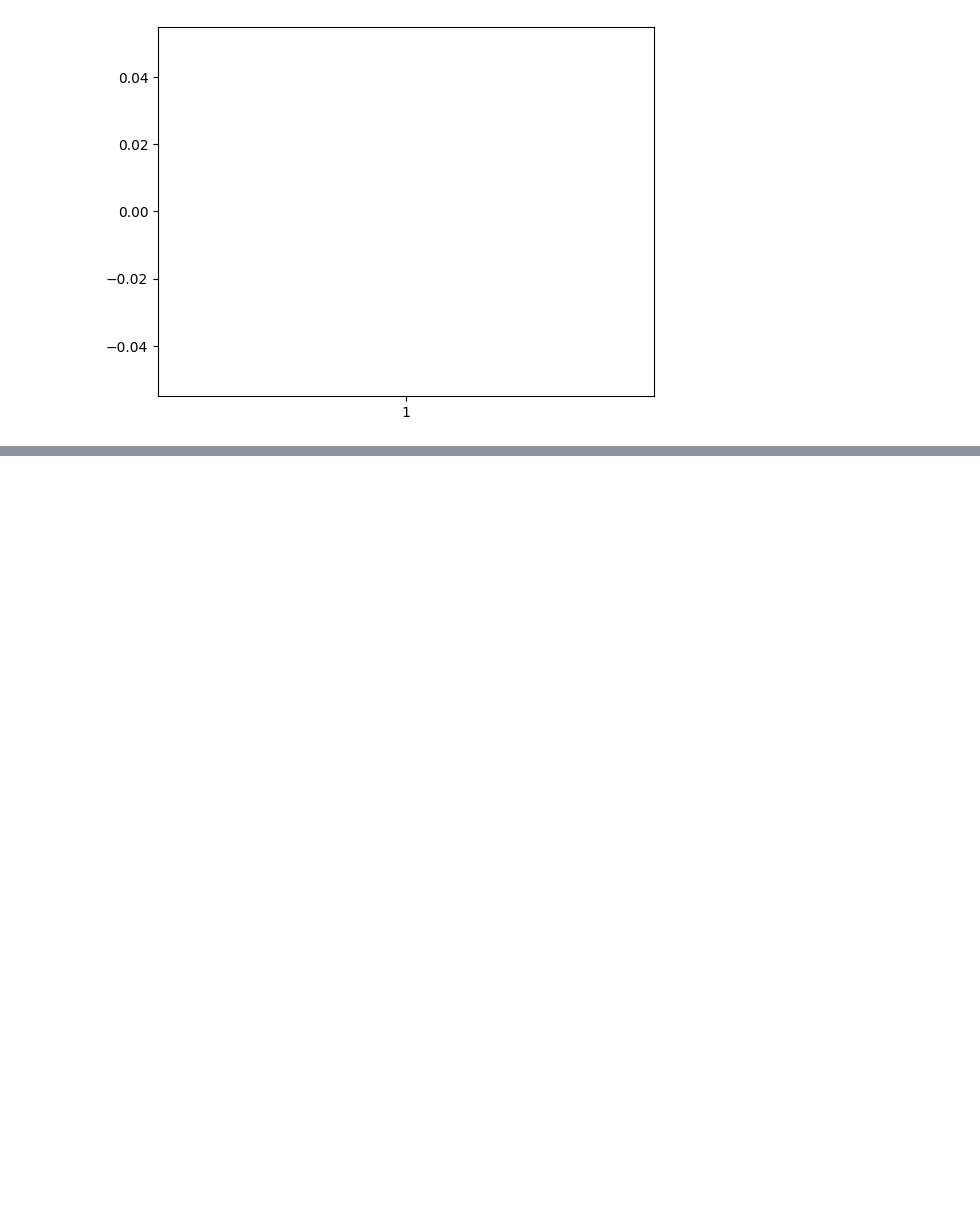
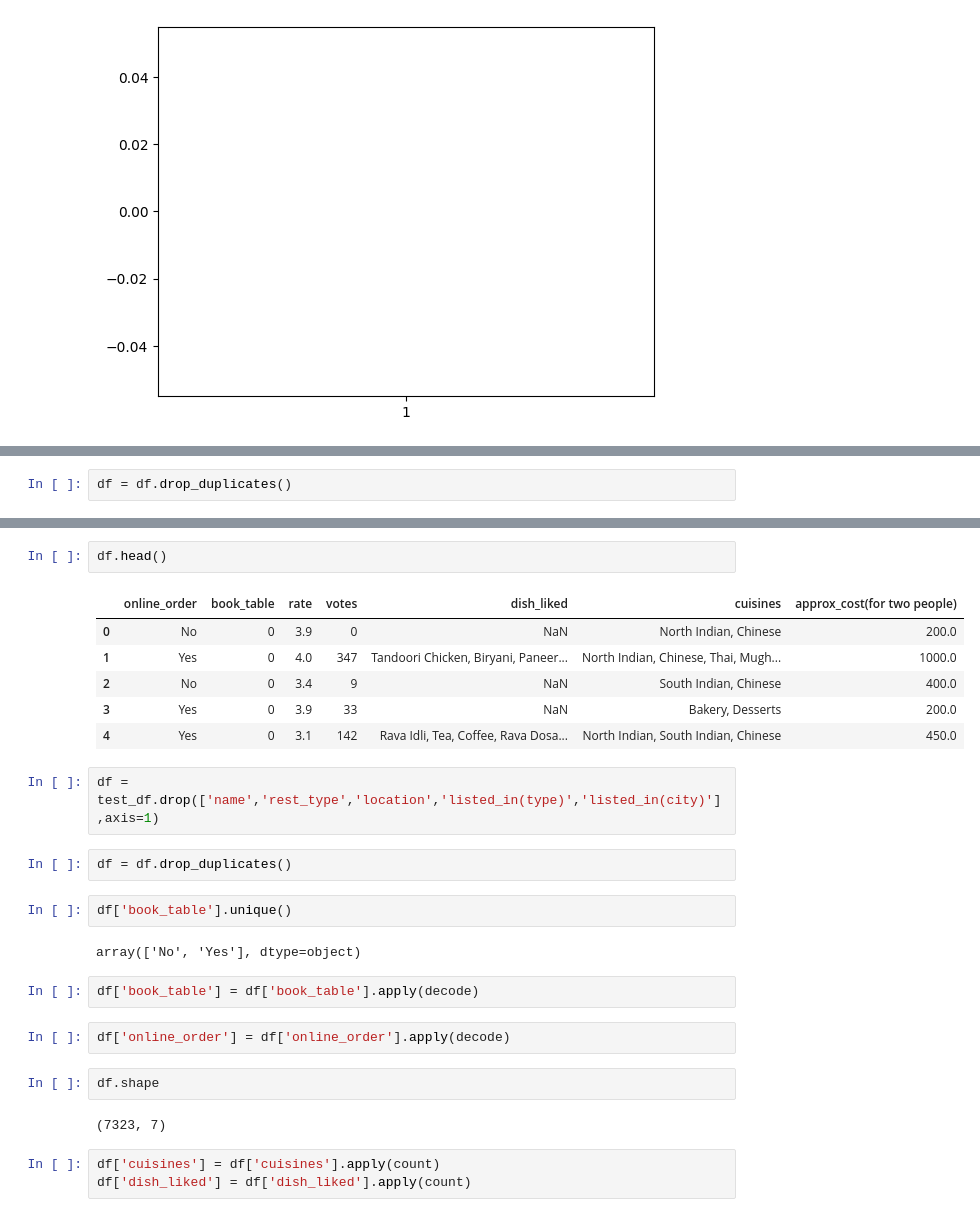
Before and after one commit to shaikshan/Restaurant_Rating_Prediction, a Jupyter notebook: notebook/practice.ipynb, the cells around one changed output, grey strips where cells are left out. Saved outputs shown, nothing was run; the diff lists cells and outputs as text; blank space fills up the shorter version.

```diff
--- a/notebook/practice.ipynb
+++ b/notebook/practice.ipynb
@@ -379,0 +647,2 @@ plt.boxplot(df['approx_cost(for two people)'])
+# %%
+df = df.drop_duplicates()
@@ -379,0 +653,28 @@ plt.boxplot(df['approx_cost(for two people)'])
+# %%
+df.head()
+# %% [output]
+|  | online_order | book_table | rate | votes | dish_liked | cuisines | approx_cost(for two people) |
+| 0 | No | 0 | 3.9 | 0 | NaN | North Indian, Chinese | 200.0 |
+| 1 | Yes | 0 | 4.0 | 347 | Tandoori Chicken, Biryani, Paneer... | North Indian, Chinese, Thai, Mugh... | 1000.0 |
+| 2 | No | 0 | 3.4 | 9 | NaN | South Indian, Chinese | 400.0 |
+| 3 | Yes | 0 | 3.9 | 33 | NaN | Bakery, Desserts | 200.0 |
+| 4 | Yes | 0 | 3.1 | 142 | Rava Idli, Tea, Coffee, Rava Dosa... | North Indian, South Indian, Chinese | 450.0 |
+# %%
+df = test_df.drop(['name','rest_type','location','listed_in(type)','listed_in(city)'],axis=1)
+# %%
+df = df.drop_duplicates()
+# %%
+df['book_table'].unique()
+# %% [output]
+array(['No', 'Yes'], dtype=object)
+# %%
+df['book_table'] = df['book_table'].apply(decode)
+# %%
+df['online_order'] = df['online_order'].apply(decode)
+# %%
+df.shape
+# %% [output]
+(7323, 7)
+# %%
+df['cuisines'] = df['cuisines'].apply(count)
+df['dish_liked'] = df['dish_liked'].apply(count)
```
Also changed, not shown: parts of 44 cells of this notebook, 7 other files.
